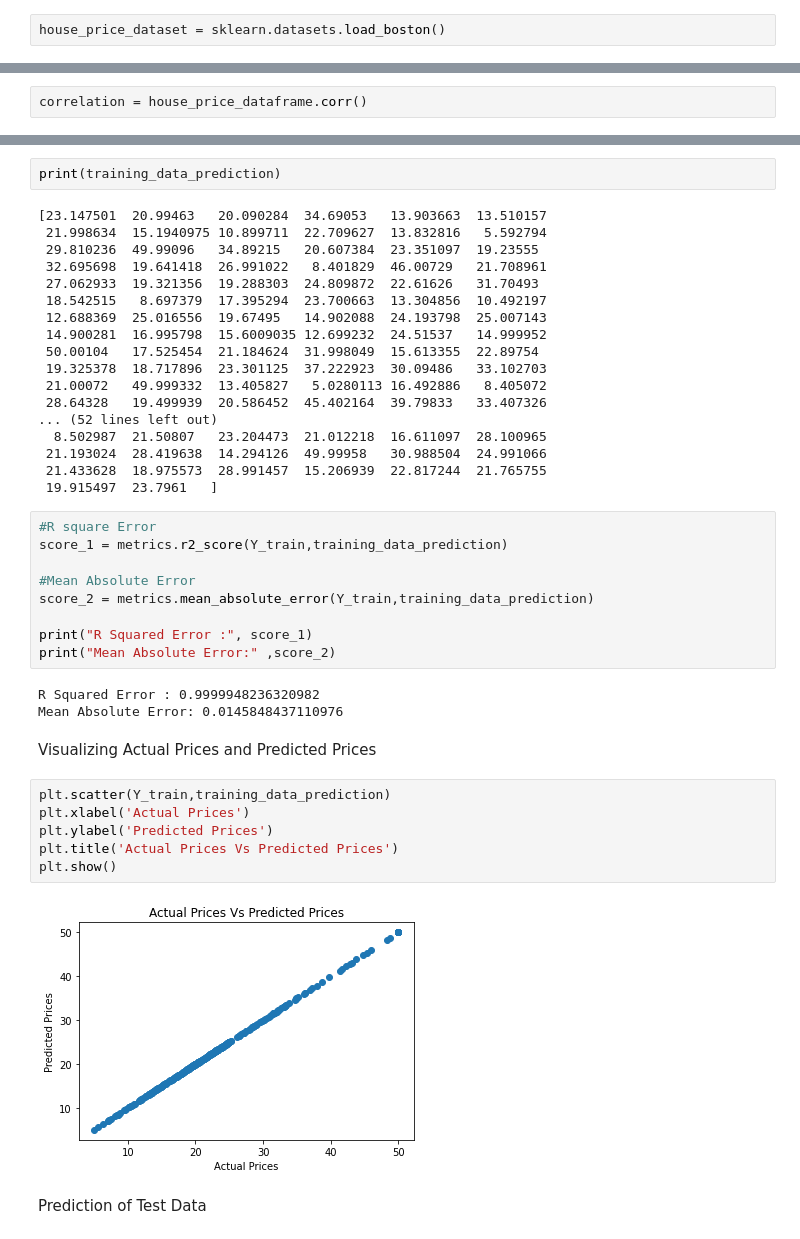
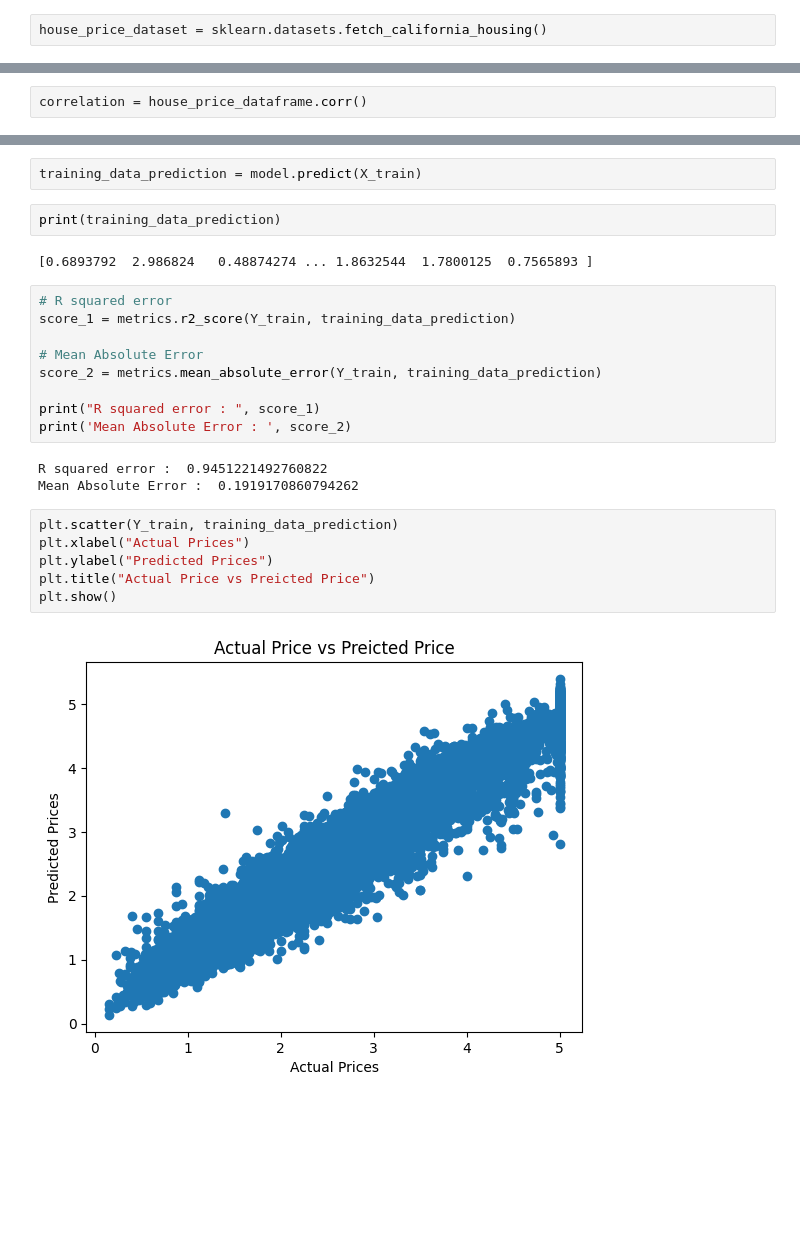
Before and after one commit to HR-04/House_Price_Prediction, a Jupyter notebook: HousePricePrediction.ipynb, the cells around one changed output, grey strips where cells are left out. Cells and saved outputs as stored; diff of their text form; blank space fills up the shorter version.

Commit message:
Created using California dataset.

```diff
--- a/HousePricePrediction.ipynb
+++ b/HousePricePrediction.ipynb
@@ -14,2 +12,2 @@ Importing the Boston House Price Dataset
 # %%
-house_price_dataset = sklearn.datasets.load_boston()
+house_price_dataset = sklearn.datasets.fetch_california_housing()
@@ -194,44 +135,26 @@ training_data_prediction = model.predict(X_train)
+# %%
+training_data_prediction = model.predict(X_train)
 # %%
 print(training_data_prediction)
 # %% [output]
-[23.147501  20.99463   20.090284  34.69053   13.903663  13.510157
- 21.998634  15.1940975 10.899711  22.709627  13.832816   5.592794
- 29.810236  49.99096   34.89215   20.607384  23.351097  19.23555
- 32.695698  19.641418  26.991022   8.401829  46.00729   21.708961
- 27.062933  19.321356  19.288303  24.809872  22.61626   31.70493
- 18.542515   8.697379  17.395294  23.700663  13.304856  10.492197
- 12.688369  25.016556  19.67495   14.902088  24.193798  25.007143
- 14.900281  16.995798  15.6009035 12.699232  24.51537   14.999952
- 50.00104   17.525454  21.184624  31.998049  15.613355  22.89754
- 19.325378  18.717896  23.301125  37.222923  30.09486   33.102703
- 21.00072   49.999332  13.405827   5.0280113 16.492886   8.405072
- 28.64328   19.499939  20.586452  45.402164  39.79833   33.407326
-... (52 lines left out)
-  8.502987  21.50807   23.204473  21.012218  16.611097  28.100965
- 21.193024  28.419638  14.294126  49.99958   30.988504  24.991066
- 21.433628  18.975573  28.991457  15.206939  22.817244  21.765755
- 19.915497  23.7961   ]
+[0.6893792  2.986824   0.48874274 ... 1.8632544  1.7800125  0.7565893 ]
 # %%
-#R square Error
-score_1 = metrics.r2_score(Y_train,training_data_prediction)
+# R squared error
+score_1 = metrics.r2_score(Y_train, training_data_prediction)
 
-#Mean Absolute Error
-score_2 = metrics.mean_absolute_error(Y_train,training_data_prediction)
+# Mean Absolute Error
+score_2 = metrics.mean_absolute_error(Y_train, training_data_prediction)
 
-print("R Squared Error :", score_1)
-print("Mean Absolute Error:" ,score_2)
+print("R squared error : ", score_1)
+print('Mean Absolute Error : ', score_2)
 # %% [output]
-R Squared Error : 0.9999948236320982
-Mean Absolute Error: 0.0145848437110976
+R squared error :  0.9451221492760822
+Mean Absolute Error :  0.1919170860794262
-# %% [markdown]
-Visualizing Actual Prices and Predicted Prices
 # %%
-plt.scatter(Y_train,training_data_prediction)
-plt.xlabel('Actual Prices')
-plt.ylabel('Predicted Prices')
-plt.title('Actual Prices Vs Predicted Prices')
+plt.scatter(Y_train, training_data_prediction)
+plt.xlabel("Actual Prices")
+plt.ylabel("Predicted Prices")
+plt.title("Actual Price vs Preicted Price")
 plt.show()
 # %% [output]
-[figure, old version]
+[figure, new version]
-# %% [markdown]
-Prediction of Test Data
```
Also changed, not shown: parts of 33 cells of this notebook.
